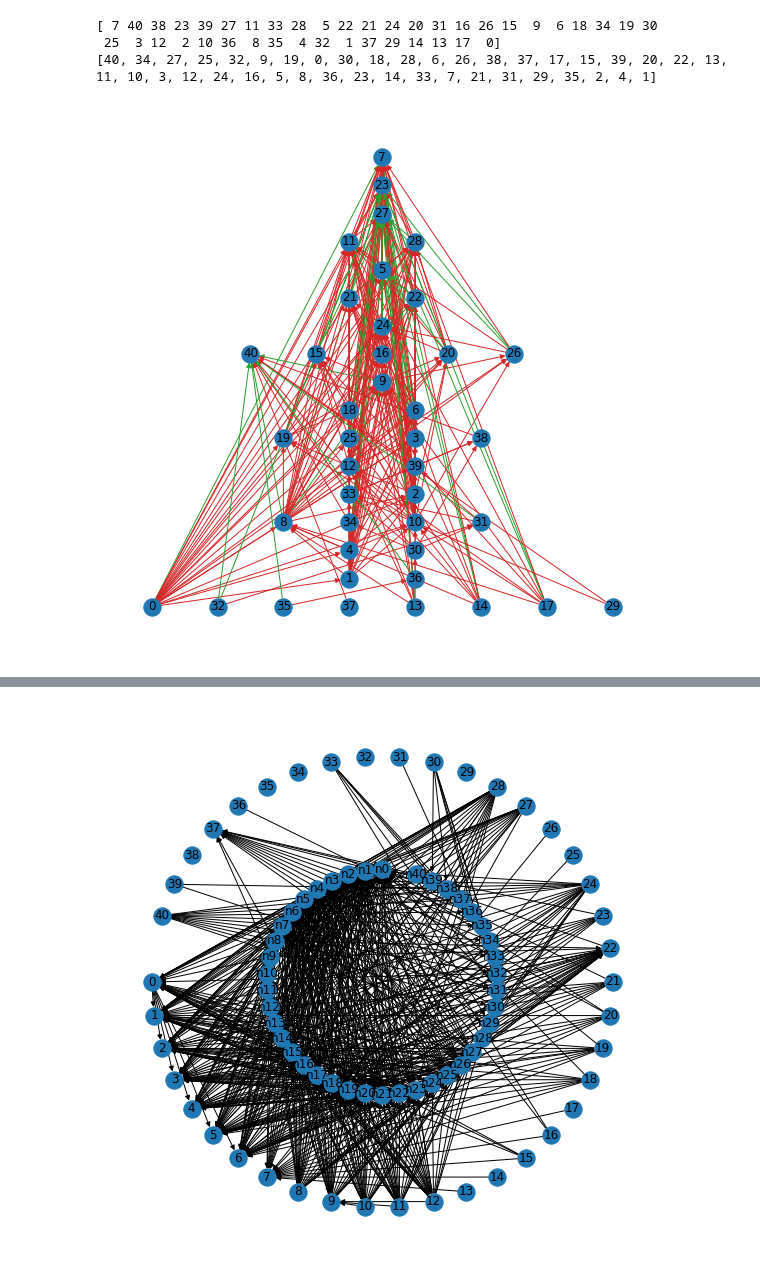
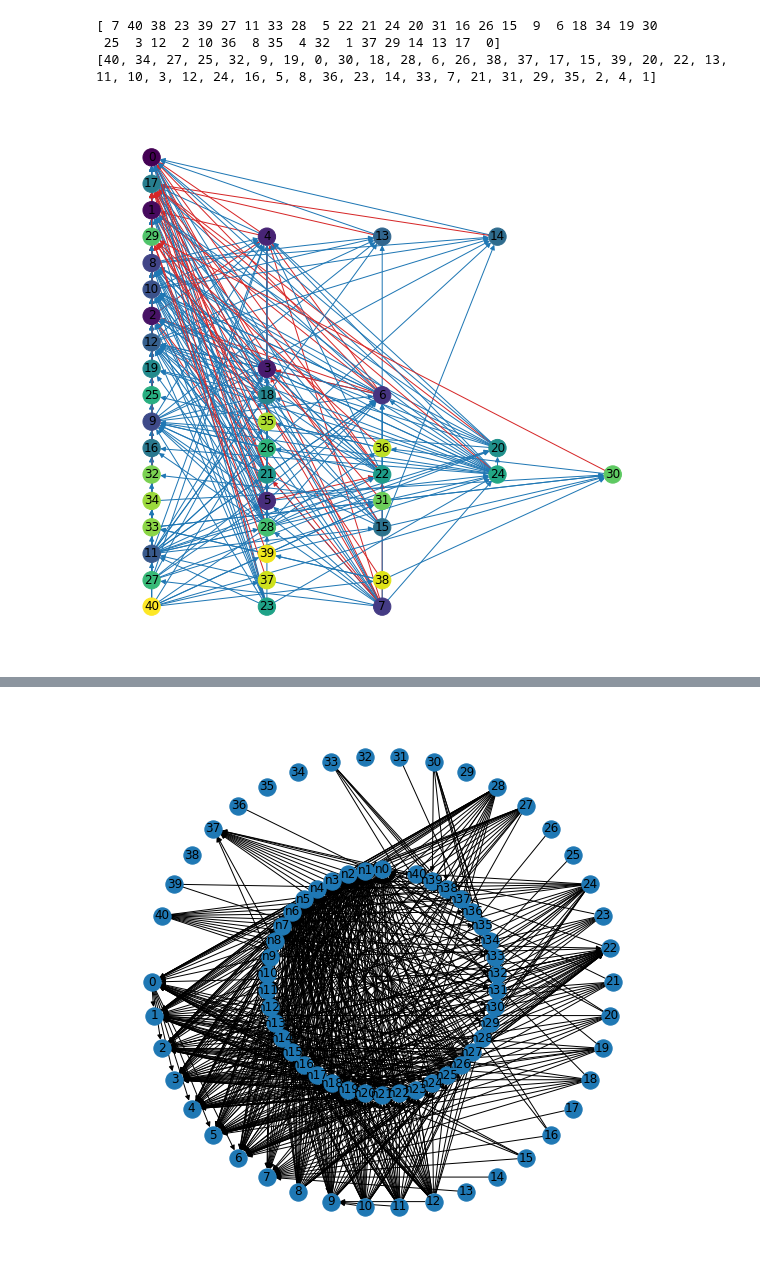
Before and after one commit to atatomir/CCN, a Jupyter notebook: experiments/Stratification.ipynb, the cells around one changed output, grey strips where cells are left out. Drawn from its saved outputs; the diff is of its cells as text; code cells hidden in the pictures.

```diff
--- a/experiments/Stratification.ipynb
+++ b/experiments/Stratification.ipynb
@@ -65,36 +65,30 @@ print(revperm(atoms))
 # %%
 aux = ConstraintsGroup([])
 for group in constraints:
   aux = aux + group
 
 G = aux.graph()
 
 plt.figure(figsize=(10, 10))
 ax = plt.subplot()
 
 pos = dict()
-
-initial = aux.atoms().difference(aux.heads())
-for aid, atom in enumerate(initial):
-  pos[atom] = (10 - len(initial) /2 + aid, -1)
+for aid, atom in enumerate(aux.atoms().difference(aux.heads())):
+  pos[atom] = (aid, -1)
 for gid, group in enumerate(constraints):
   for aid, atom in enumerate(group.heads()):
-    pos[atom] = (10 - len(group.heads()) / 2 + aid, gid)
-
-for atom in pos:
-  x, y = pos[atom]
-  pos[atom] = 5 * x, 5 * y
+    pos[atom] = (aid, gid)
 
 #centrality = clauses.centrality(centrality)
-centrality = {node:'white' for node in G.nodes()}
+centrality = {node: node for node in G.nodes()}
 
-edge_color = ['tab:green' if G[edge[0]][edge[1]]['head'] else 'tab:red' for edge in G.edges()]
+edge_color = ['tab:blue' if G[edge[0]][edge[1]]['body'] else 'tab:red' for edge in G.edges()]
 node_color = [centrality[node] for node in G.nodes()]
 
-nx.draw(G, with_labels=True, pos=pos, edge_color=edge_color)
+nx.draw(G, with_labels=True, pos=pos, edge_color=edge_color, node_color=node_color)
 plt.show()
 # %% [output]
-[figure, old version]
+[figure, new version]
 # %%
 layer = ConstraintsLayer(constraints, 41)
 preds = torch.tensor([[0., 0., 0., 0., 0., 0., 0., 0., 1., 0., 0., 0., 1., 0., 0., 0., 0., 0.,
```
Also changed, not shown: parts of 4 cells of this notebook, 28 other files.
